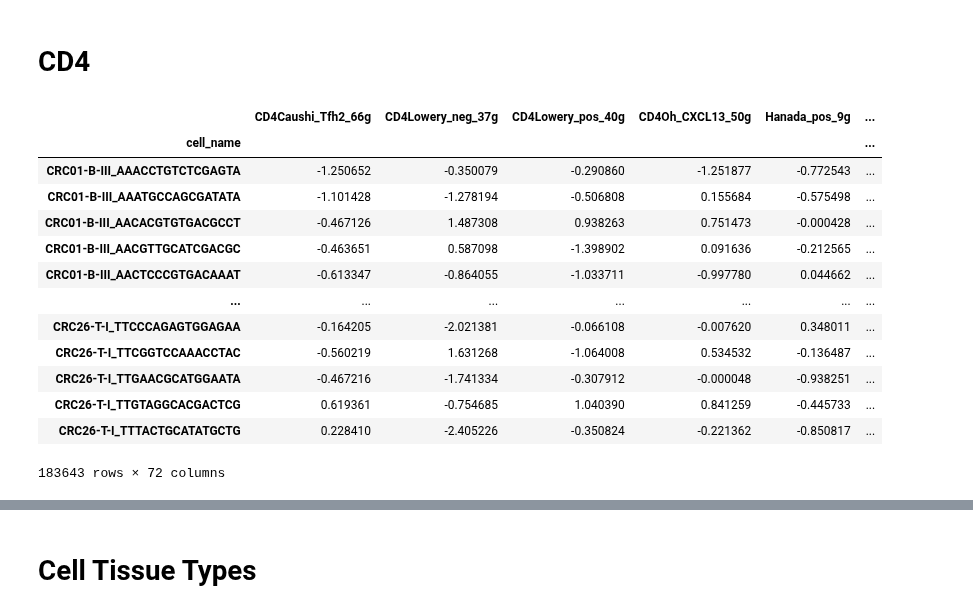
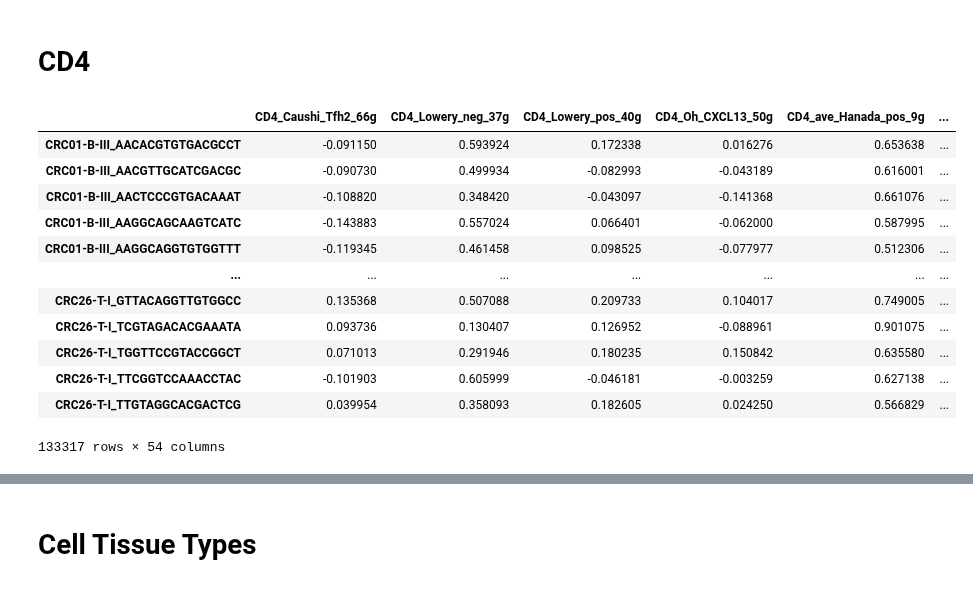
Before and after one commit to Sun-lab/CAT, a Jupyter notebook: Chen_2024/visualizations.ipynb, the cells around one changed output, grey strips where cells are left out. Saved outputs shown, nothing was run; the diff lists cells and outputs as text; code cells hidden in the pictures.

```diff
--- a/Chen_2024/visualizations.ipynb
+++ b/Chen_2024/visualizations.ipynb
@@ -179,22 +207,21 @@ plt.show()
 # %% [markdown]
 # CD4
 # %%
-#cell_data_CD4 = pd.read_csv('cell_meta_data_CD4.csv', index_col = 0)
-cell_data_CD4 = pd.read_csv("cell_meta_data_CD4.csv", index_col=0)
+cell_data_CD4 = pd.read_csv("cell_meta_data_CD4_cleaned.csv", index_col=0)
 
+cell_data_CD4.rename(columns={"Treatment": "TimePoint"}, inplace=True)
 cell_data_CD4
 # %% [output]
-|  | CD4Caushi_Tfh2_66g | CD4Lowery_neg_37g | CD4Lowery_pos_40g | CD4Oh_CXCL13_50g | Hanada_pos_9g | ... |
-| cell_name |  |  |  |  |  | ... |
-| CRC01-B-III_AAACCTGTCTCGAGTA | -1.250652 | -0.350079 | -0.290860 | -1.251877 | -0.772543 | ... |
-| CRC01-B-III_AAATGCCAGCGATATA | -1.101428 | -1.278194 | -0.506808 | 0.155684 | -0.575498 | ... |
-| CRC01-B-III_AACACGTGTGACGCCT | -0.467126 | 1.487308 | 0.938263 | 0.751473 | -0.000428 | ... |
-| CRC01-B-III_AACGTTGCATCGACGC | -0.463651 | 0.587098 | -1.398902 | 0.091636 | -0.212565 | ... |
-| CRC01-B-III_AACTCCCGTGACAAAT | -0.613347 | -0.864055 | -1.033711 | -0.997780 | 0.044662 | ... |
+|  | CD4_Caushi_Tfh2_66g | CD4_Lowery_neg_37g | CD4_Lowery_pos_40g | CD4_Oh_CXCL13_50g | CD4_ave_Hanada_pos_9g | ... |
+| CRC01-B-III_AACACGTGTGACGCCT | -0.091150 | 0.593924 | 0.172338 | 0.016276 | 0.653638 | ... |
+| CRC01-B-III_AACGTTGCATCGACGC | -0.090730 | 0.499934 | -0.082993 | -0.043189 | 0.616001 | ... |
+| CRC01-B-III_AACTCCCGTGACAAAT | -0.108820 | 0.348420 | -0.043097 | -0.141368 | 0.661076 | ... |
+| CRC01-B-III_AAGGCAGCAAGTCATC | -0.143883 | 0.557024 | 0.066401 | -0.062000 | 0.587995 | ... |
+| CRC01-B-III_AAGGCAGGTGTGGTTT | -0.119345 | 0.461458 | 0.098525 | -0.077977 | 0.512306 | ... |
 | ... | ... | ... | ... | ... | ... | ... |
-| CRC26-T-I_TTCCCAGAGTGGAGAA | -0.164205 | -2.021381 | -0.066108 | -0.007620 | 0.348011 | ... |
-| CRC26-T-I_TTCGGTCCAAACCTAC | -0.560219 | 1.631268 | -1.064008 | 0.534532 | -0.136487 | ... |
-| CRC26-T-I_TTGAACGCATGGAATA | -0.467216 | -1.741334 | -0.307912 | -0.000048 | -0.938251 | ... |
-| CRC26-T-I_TTGTAGGCACGACTCG | 0.619361 | -0.754685 | 1.040390 | 0.841259 | -0.445733 | ... |
-| CRC26-T-I_TTTACTGCATATGCTG | 0.228410 | -2.405226 | -0.350824 | -0.221362 | -0.850817 | ... |
+| CRC26-T-I_GTTACAGGTTGTGGCC | 0.135368 | 0.507088 | 0.209733 | 0.104017 | 0.749005 | ... |
+| CRC26-T-I_TCGTAGACACGAAATA | 0.093736 | 0.130407 | 0.126952 | -0.088961 | 0.901075 | ... |
+| CRC26-T-I_TGGTTCCGTACCGGCT | 0.071013 | 0.291946 | 0.180235 | 0.150842 | 0.635580 | ... |
+| CRC26-T-I_TTCGGTCCAAACCTAC | -0.101903 | 0.605999 | -0.046181 | -0.003259 | 0.627138 | ... |
+| CRC26-T-I_TTGTAGGCACGACTCG | 0.039954 | 0.358093 | 0.182605 | 0.024250 | 0.566829 | ... |
-183643 rows × 72 columns
+133317 rows × 54 columns
```
Also changed, not shown: parts of 57 cells of this notebook, 7 other files.
